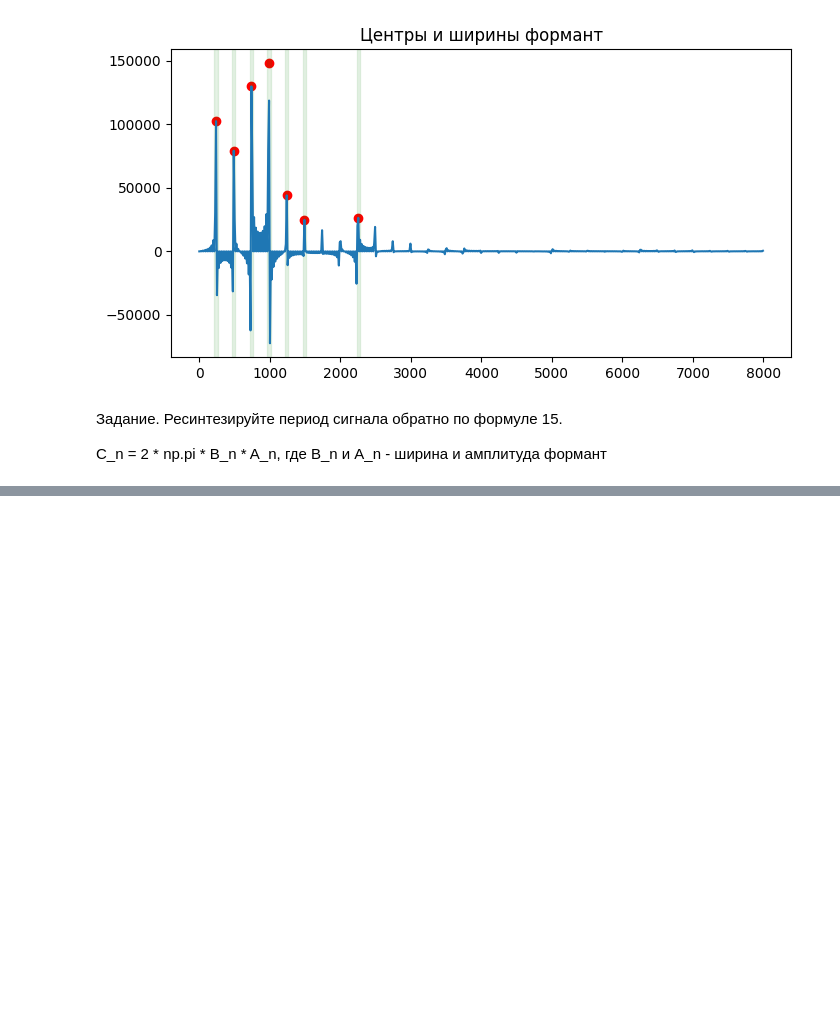
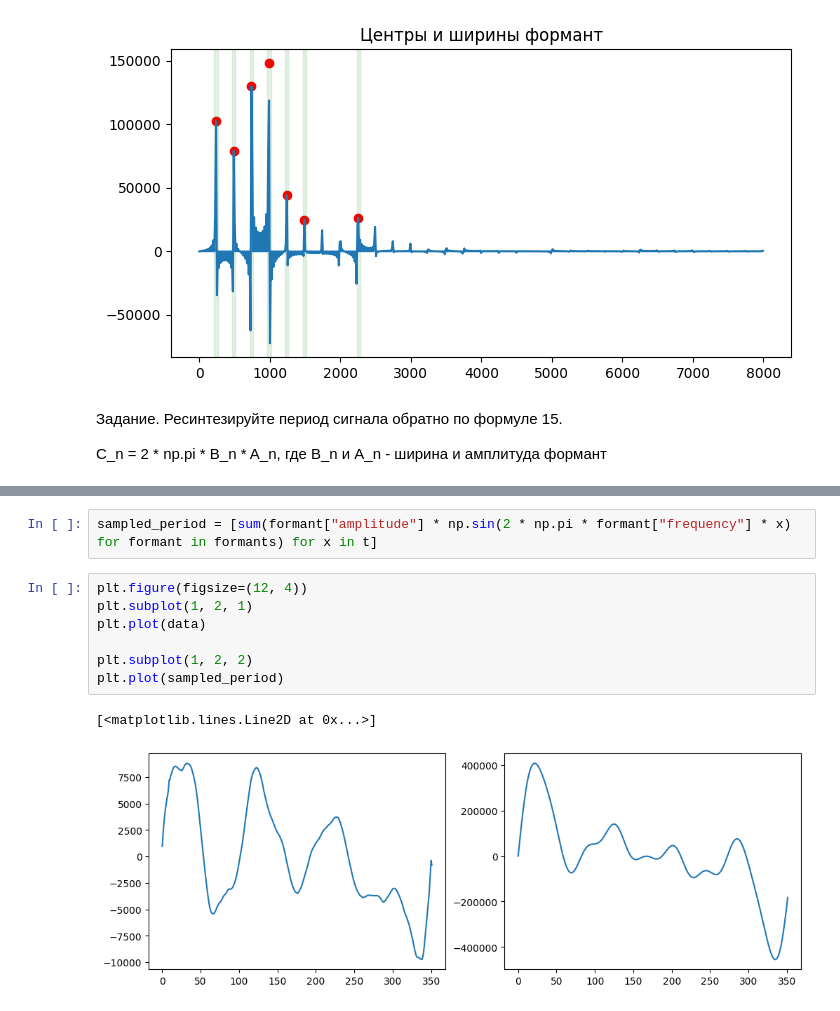
Before and after one commit to phonetics-spbu/phonetics-spbu.github.io, a Jupyter notebook: public/courses/dsp/ipynb/formants.ipynb, the cells around one changed output, grey strips where cells are left out. Cells and saved outputs as stored; diff of their text form; blank space fills up the shorter version.

```diff
--- a/public/courses/dsp/ipynb/formants.ipynb
+++ b/public/courses/dsp/ipynb/formants.ipynb
@@ -355,0 +386,12 @@ Text(0.5, 1.0, 'Центры и ширины формант')
+# %%
+sampled_period = [sum(formant["amplitude"] * np.sin(2 * np.pi * formant["frequency"] * x) for formant in formants) for x in t]
+# %%
+plt.figure(figsize=(12, 4))
+plt.subplot(1, 2, 1)
+plt.plot(data)
+
+plt.subplot(1, 2, 2)
+plt.plot(sampled_period)
+# %% [output]
+[<matplotlib.lines.Line2D at 0x...>]
+[figure, added]
```
Also changed, not shown: parts of 5 cells of this notebook.
